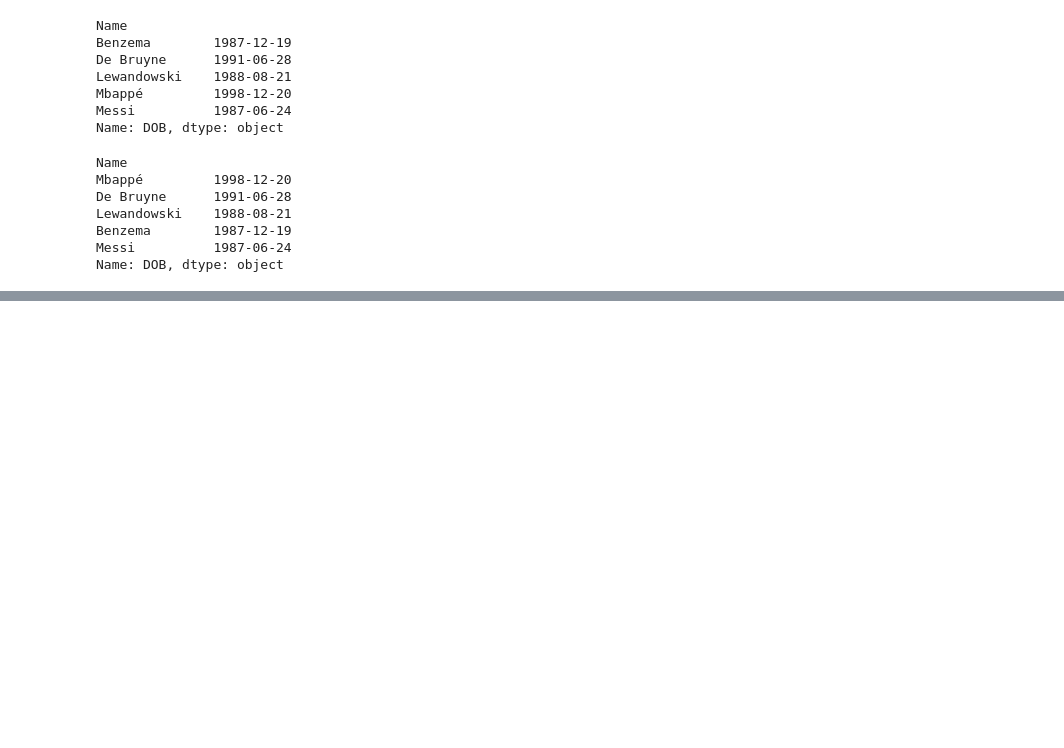
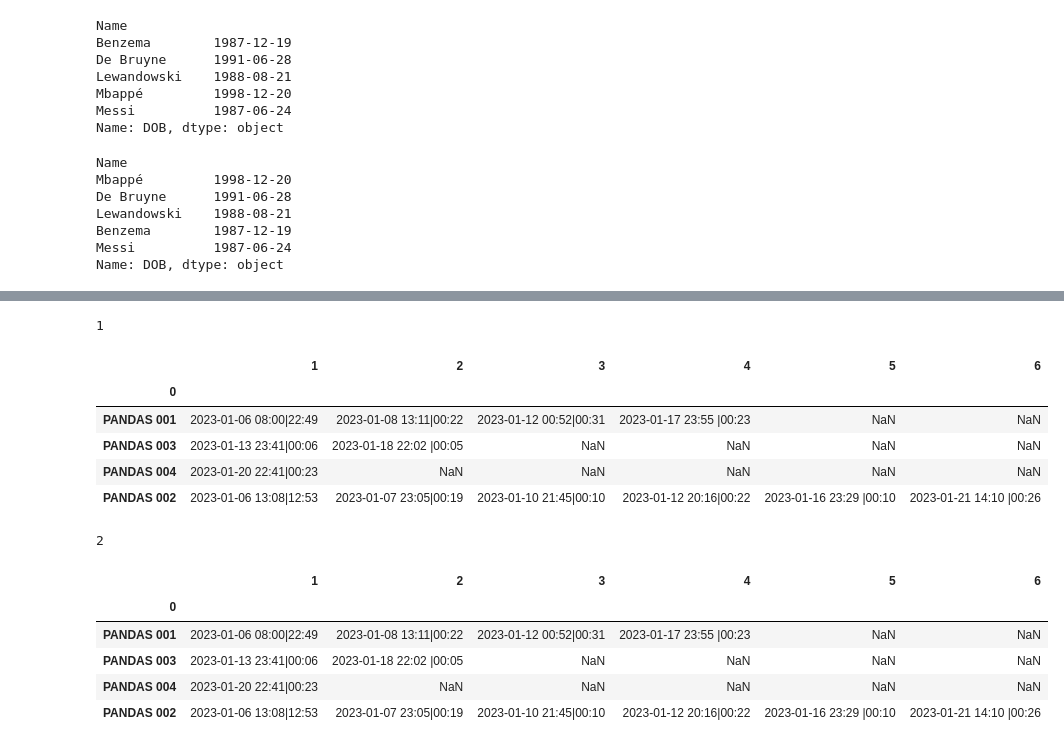
Before and after one commit to gotofritz/jupyter, a Jupyter notebook: katas/pandas_katas/solutions/003_pandas.ipynb, the cells around one changed output, grey strips where cells are left out. Saved outputs shown, nothing was run; the diff lists cells and outputs as text; code cells hidden in the pictures; blank space fills up the shorter version.

Commit message:
add katas.tsv and pandas exercise

```diff
--- a/katas/pandas_katas/solutions/003_pandas.ipynb
+++ b/katas/pandas_katas/solutions/003_pandas.ipynb
@@ -137,0 +143,27 @@ Name: DOB, dtype: object
+# %%
+datafile = "katas.tsv"
+# solution
+1
+katas_df = fresh_df(src=datafile, header=None)
+katas_df.index = katas_df[0]
+katas_df = katas_df.drop(0, axis=1)
+katas_df
+
+2
+katas_df = fresh_df(src=datafile, header=None, index_col=0)
+katas_df
+# %% [output]
+1
+|  | 1 | 2 | 3 | 4 | 5 | 6 |
+| 0 |  |  |  |  |  |  |
+| PANDAS 001 | 2023-01-06 08:00|22:49 | 2023-01-08 13:11|00:22 | 2023-01-12 00:52|00:31 | 2023-01-17 23:55 |00:23 | NaN | NaN |
+| PANDAS 003 | 2023-01-13 23:41|00:06 | 2023-01-18 22:02 |00:05 | NaN | NaN | NaN | NaN |
+| PANDAS 004 | 2023-01-20 22:41|00:23 | NaN | NaN | NaN | NaN | NaN |
+| PANDAS 002 | 2023-01-06 13:08|12:53 | 2023-01-07 23:05|00:19 | 2023-01-10 21:45|00:10 | 2023-01-12 20:16|00:22 | 2023-01-16 23:29 |00:10 | 2023-01-21 14:10 |00:26 |
+2
+|  | 1 | 2 | 3 | 4 | 5 | 6 |
+| 0 |  |  |  |  |  |  |
+| PANDAS 001 | 2023-01-06 08:00|22:49 | 2023-01-08 13:11|00:22 | 2023-01-12 00:52|00:31 | 2023-01-17 23:55 |00:23 | NaN | NaN |
+| PANDAS 003 | 2023-01-13 23:41|00:06 | 2023-01-18 22:02 |00:05 | NaN | NaN | NaN | NaN |
+| PANDAS 004 | 2023-01-20 22:41|00:23 | NaN | NaN | NaN | NaN | NaN |
+| PANDAS 002 | 2023-01-06 13:08|12:53 | 2023-01-07 23:05|00:19 | 2023-01-10 21:45|00:10 | 2023-01-12 20:16|00:22 | 2023-01-16 23:29 |00:10 | 2023-01-21 14:10 |00:26 |
```
Also changed, not shown: parts of 1 cell of this notebook, 9 other files.
